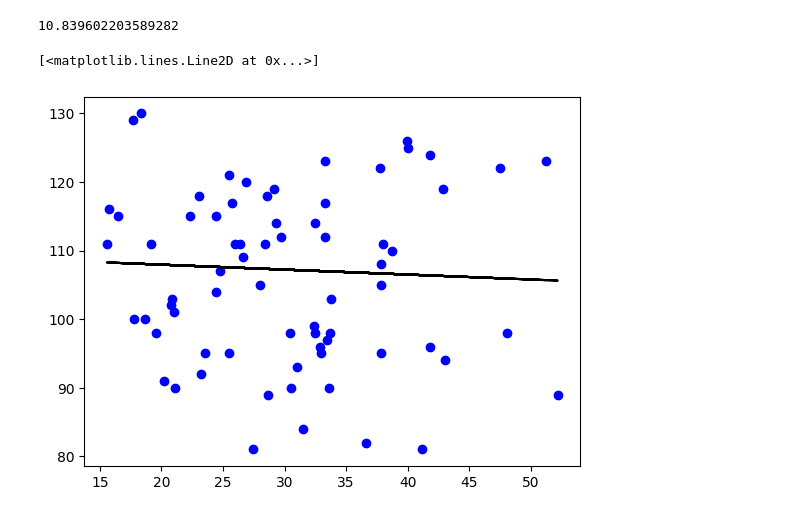
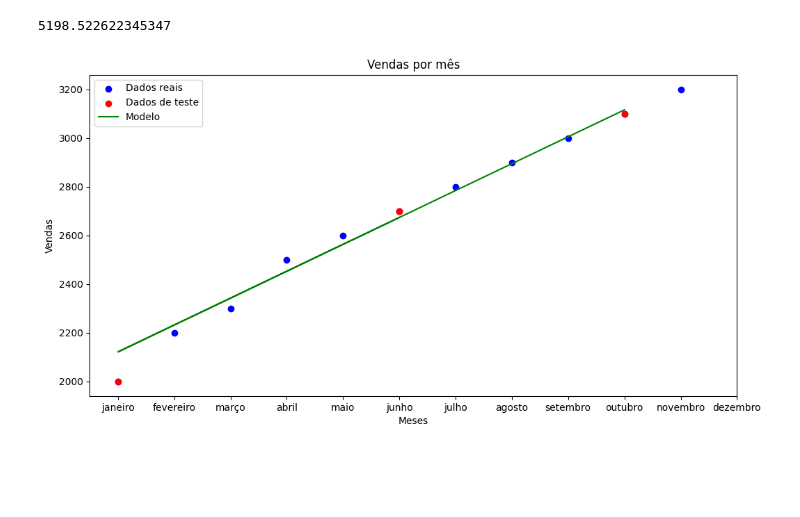
Before and after one commit to Orlandovpjunior/fundamentos_machine_learning, a Jupyter notebook: model.ipynb, the cells around one changed output. Cells and saved outputs as stored; diff of their text form; code cells hidden in the pictures; blank space fills up the shorter version.

```diff
--- a/model.ipynb
+++ b/model.ipynb
@@ -263,0 +100,3 @@ r2_score(y_test, y_pred)
+# %%
+y_pred = modelo.predict(X_test)
+y_pred
@@ -269,6 +118,0 @@ mean_absolute_error(y_test, y_pred)
-# %%
-# Treinar com o modelo 2 com IMC
-X = pd.DataFrame(df_exames['imc'])
-y = df_exames['resultado']
-# %%
-X_train, X_test, y_train, y_test = train_test_split(X,y, test_size=0.7, random_state=42)
@@ -281,2 +118,0 @@ modelo2 = LinearRegression().fit(X_train, y_train)
-# %%
-y_pred = modelo2.predict(X_test)
@@ -318,10 +123,19 @@ r2_score(y_test, y_pred)
-# %%
-mean_absolute_error(y_test, y_pred)
-# %% [output]
-10.839602203589282
-# %%
-plt.scatter(X_test, y_test, color='blue')
-plt.plot(X_test, y_pred, color='k')
-# %% [output]
-[<matplotlib.lines.Line2D at 0x...>]
-[figure, removed]
+# %%
+mean_squared_error = sk.metrics.mean_squared_error(y_test, y_pred)
+mean_squared_error
+# %% [output]
+5198.522622345347
+# %%
+# Visualizando os dados com scatter plot
+plt.figure(figsize=(12, 6))
+plt.title('Vendas por mês')
+plt.xlabel('Meses')
+plt.ylabel('Vendas')
+plt.scatter(X, y, color='blue', label='Dados reais')
+plt.scatter(X_test, y_test, color='red', label='Dados de teste')
+plt.plot(X_test, y_pred, color='green', label='Modelo')
+plt.legend()
+plt.xticks(df['mes'], df['mes'].apply(lambda x: pd.to_datetime(str(x), format='%m').strftime('%B')))
+plt.show()
+# %% [output]
+[figure, added]
```
Also changed, not shown: parts of 42 cells of this notebook.
